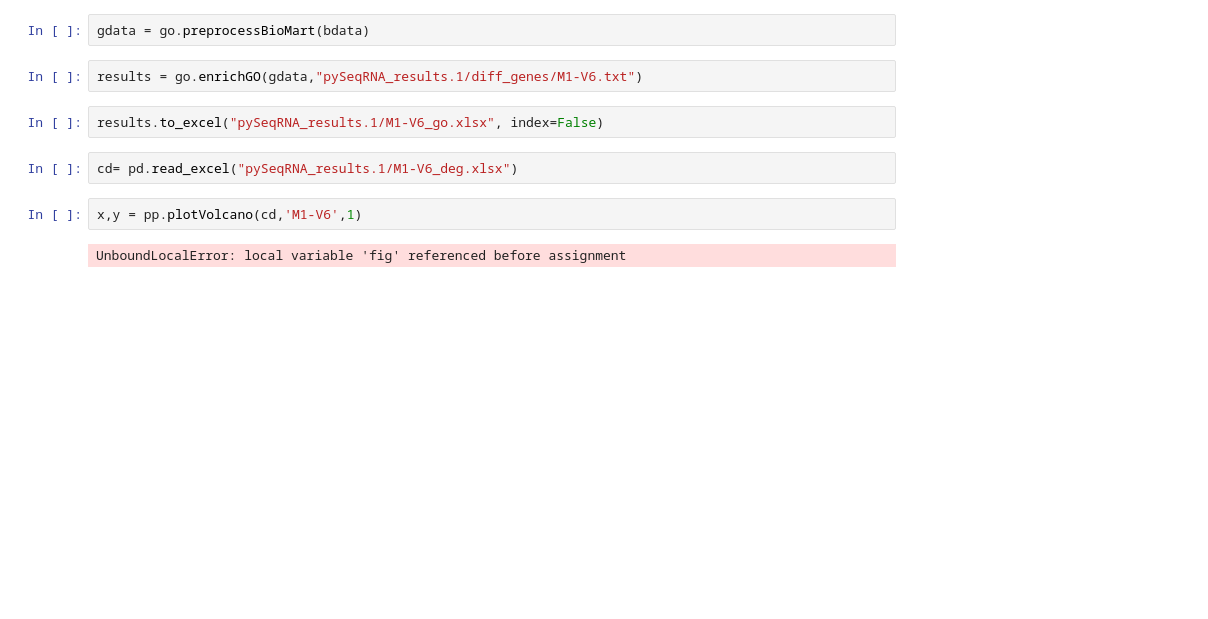
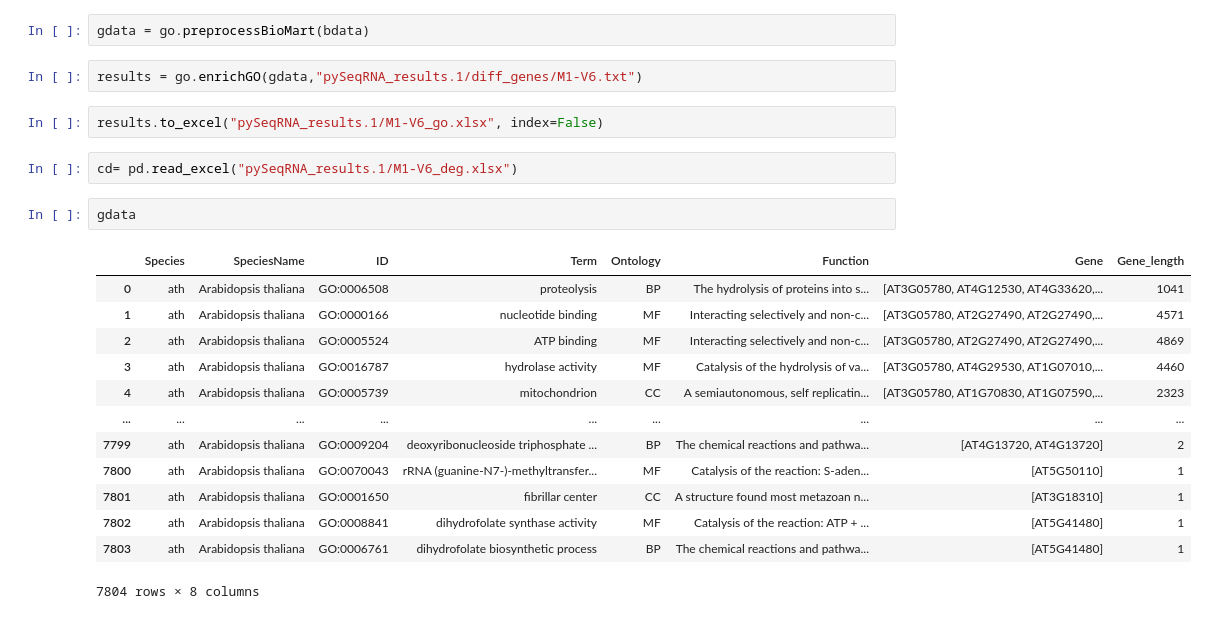
Before and after one commit to navduhan/pyseqrna, a Jupyter notebook: test.ipynb, the cells around one changed output. Drawn from its saved outputs; the diff is of its cells as text; blank space fills up the shorter version.

```diff
--- a/test.ipynb
+++ b/test.ipynb
@@ -191,7 +191,19 @@ results = go.enrichGO(gdata,"pySeqRNA_results.1/diff_genes/M1-V6.txt")
 results.to_excel("pySeqRNA_results.1/M1-V6_go.xlsx", index=False)
 # %%
 cd= pd.read_excel("pySeqRNA_results.1/M1-V6_deg.xlsx")
-# %%
-x,y = pp.plotVolcano(cd,'M1-V6',1)
-# %% [output]
-UnboundLocalError: local variable 'fig' referenced before assignment
+# %%
+gdata
+# %% [output]
+|  | Species | SpeciesName | ID | Term | Ontology | Function | Gene | Gene_length |
+| 0 | ath | Arabidopsis thaliana | GO:0006508 | proteolysis | BP | The hydrolysis of proteins into s... | [AT3G05780, AT4G12530, AT4G33620,... | 1041 |
+| 1 | ath | Arabidopsis thaliana | GO:0000166 | nucleotide binding | MF | Interacting selectively and non-c... | [AT3G05780, AT2G27490, AT2G27490,... | 4571 |
+| 2 | ath | Arabidopsis thaliana | GO:0005524 | ATP binding | MF | Interacting selectively and non-c... | [AT3G05780, AT2G27490, AT2G27490,... | 4869 |
+| 3 | ath | Arabidopsis thaliana | GO:0016787 | hydrolase activity | MF | Catalysis of the hydrolysis of va... | [AT3G05780, AT4G29530, AT1G07010,... | 4460 |
+| 4 | ath | Arabidopsis thaliana | GO:0005739 | mitochondrion | CC | A semiautonomous, self replicatin... | [AT3G05780, AT1G70830, AT1G07590,... | 2323 |
+| ... | ... | ... | ... | ... | ... | ... | ... | ... |
+| 7799 | ath | Arabidopsis thaliana | GO:0009204 | deoxyribonucleoside triphosphate ... | BP | The chemical reactions and pathwa... | [AT4G13720, AT4G13720] | 2 |
+| 7800 | ath | Arabidopsis thaliana | GO:0070043 | rRNA (guanine-N7-)-methyltransfer... | MF | Catalysis of the reaction: S-aden... | [AT5G50110] | 1 |
+| 7801 | ath | Arabidopsis thaliana | GO:0001650 | fibrillar center | CC | A structure found most metazoan n... | [AT3G18310] | 1 |
+| 7802 | ath | Arabidopsis thaliana | GO:0008841 | dihydrofolate synthase activity | MF | Catalysis of the reaction: ATP + ... | [AT5G41480] | 1 |
+| 7803 | ath | Arabidopsis thaliana | GO:0006761 | dihydrofolate biosynthetic process | BP | The chemical reactions and pathwa... | [AT5G41480] | 1 |
+7804 rows × 8 columns
```
Also changed, not shown: parts of 3 cells of this notebook, 2 other files.
